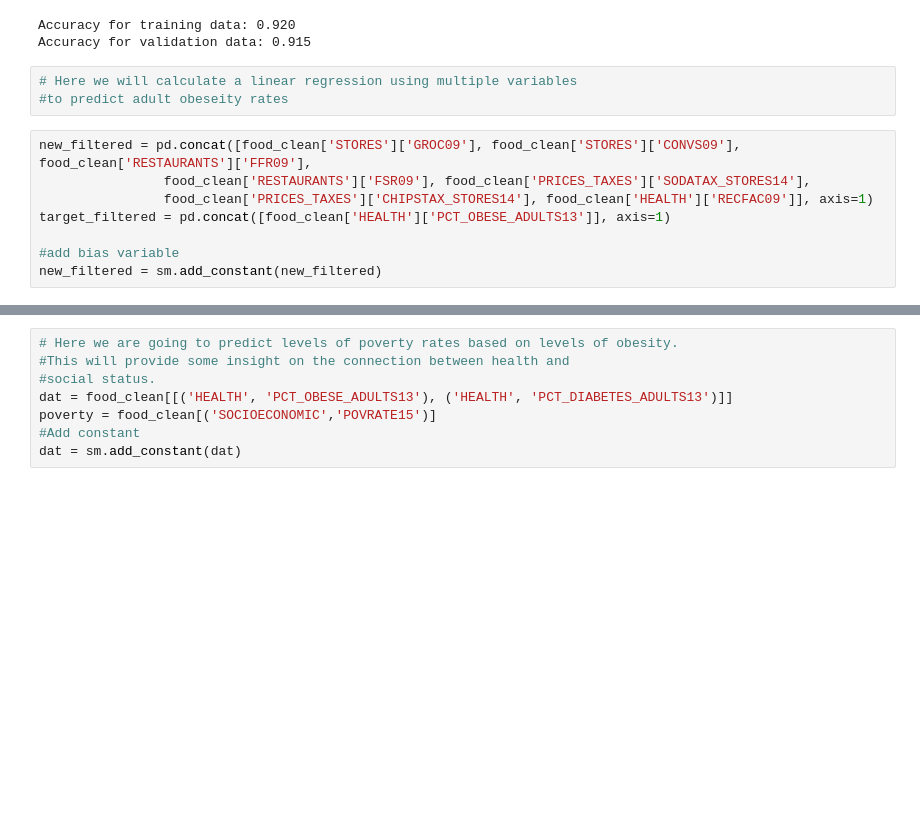
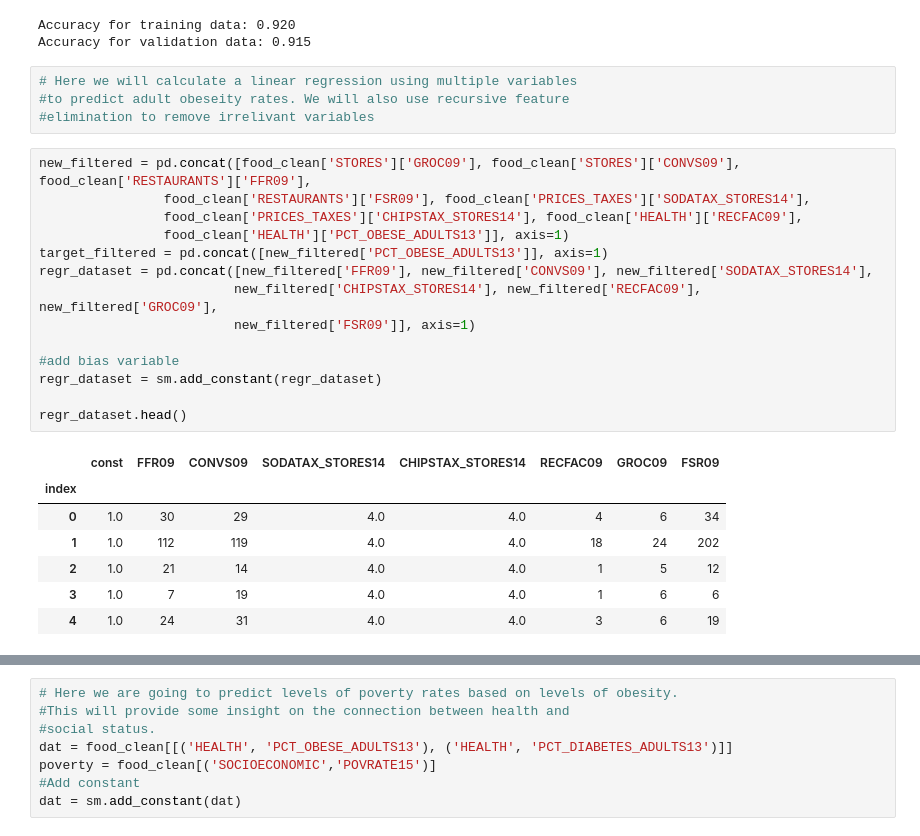
Before and after one commit to Porrster/DSD_Work, a Jupyter notebook: Proj1Food.ipynb, the cells around one changed output, grey strips where cells are left out. Saved outputs shown, nothing was run; the diff lists cells and outputs as text; blank space fills up the shorter version.

```diff
--- a/Proj1Food.ipynb
+++ b/Proj1Food.ipynb
@@ -221,12 +221,27 @@ Accuracy for training data: 0.920
 Accuracy for validation data: 0.915
 # %%
 # Here we will calculate a linear regression using multiple variables
-#to predict adult obeseity rates
+#to predict adult obeseity rates. We will also use recursive feature
+#elimination to remove irrelivant variables
 # %%
 new_filtered = pd.concat([food_clean['STORES']['GROC09'], food_clean['STORES']['CONVS09'], food_clean['RESTAURANTS']['FFR09'],
                 food_clean['RESTAURANTS']['FSR09'], food_clean['PRICES_TAXES']['SODATAX_STORES14'],
-                food_clean['PRICES_TAXES']['CHIPSTAX_STORES14'], food_clean['HEALTH']['RECFAC09']], axis=1)
-target_filtered = pd.concat([food_clean['HEALTH']['PCT_OBESE_ADULTS13']], axis=1)
+                food_clean['PRICES_TAXES']['CHIPSTAX_STORES14'], food_clean['HEALTH']['RECFAC09'],
+                food_clean['HEALTH']['PCT_OBESE_ADULTS13']], axis=1)
+target_filtered = pd.concat([new_filtered['PCT_OBESE_ADULTS13']], axis=1)
+regr_dataset = pd.concat([new_filtered['FFR09'], new_filtered['CONVS09'], new_filtered['SODATAX_STORES14'],
+                         new_filtered['CHIPSTAX_STORES14'], new_filtered['RECFAC09'], new_filtered['GROC09'],
+                         new_filtered['FSR09']], axis=1)
 
 #add bias variable
-new_filtered = sm.add_constant(new_filtered)
+regr_dataset = sm.add_constant(regr_dataset)
+
+regr_dataset.head()
+# %% [output]
+|  | const | FFR09 | CONVS09 | SODATAX_STORES14 | CHIPSTAX_STORES14 | RECFAC09 | GROC09 | FSR09 |
+| index |  |  |  |  |  |  |  |  |
+| 0 | 1.0 | 30 | 29 | 4.0 | 4.0 | 4 | 6 | 34 |
+| 1 | 1.0 | 112 | 119 | 4.0 | 4.0 | 18 | 24 | 202 |
+| 2 | 1.0 | 21 | 14 | 4.0 | 4.0 | 1 | 5 | 12 |
+| 3 | 1.0 | 7 | 19 | 4.0 | 4.0 | 1 | 6 | 6 |
+| 4 | 1.0 | 24 | 31 | 4.0 | 4.0 | 3 | 6 | 19 |
```
Also changed, not shown: parts of 5 cells of this notebook.
